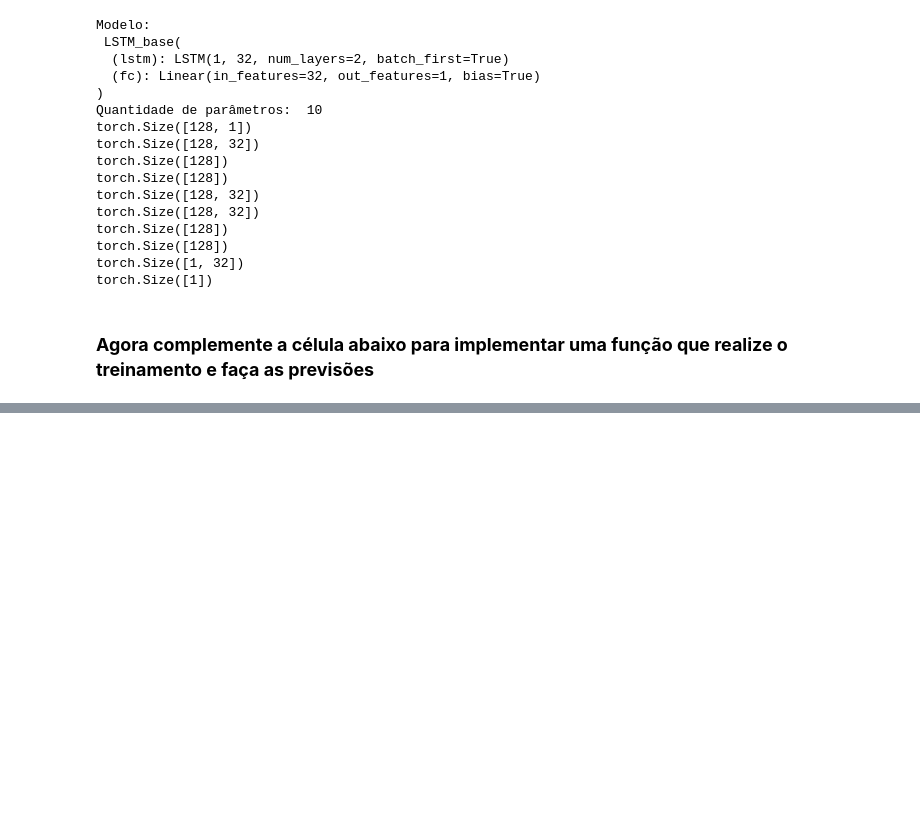
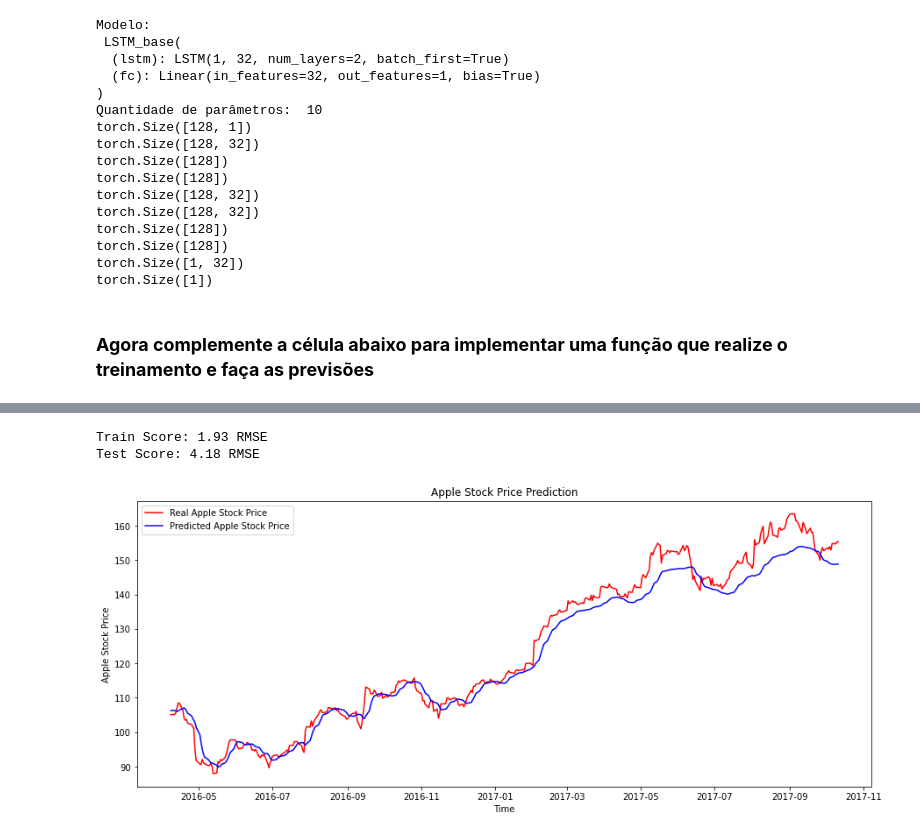
Before and after one commit to gianvstheworld/SCC0270, a Jupyter notebook: Trabalho 2/T2_LSTM.ipynb, the cells around one changed output, grey strips where cells are left out. Cells and saved outputs as stored; diff of their text form; code cells hidden in the pictures; blank space fills up the shorter version.

```diff
--- a/Trabalho 2/T2_LSTM.ipynb
+++ b/Trabalho 2/T2_LSTM.ipynb
@@ -341,0 +423,6 @@ Agora crie uma nova rede LSTM. Você pode alterar a arquitetura original, config
+# %%
+model_performance(y_train_pred, y_test_pred)
+# %% [output]
+Train Score: 1.93 RMSE
+Test Score: 4.18 RMSE
+[figure, added]
```
Also changed, not shown: parts of 16 cells of this notebook, 1 other file.
